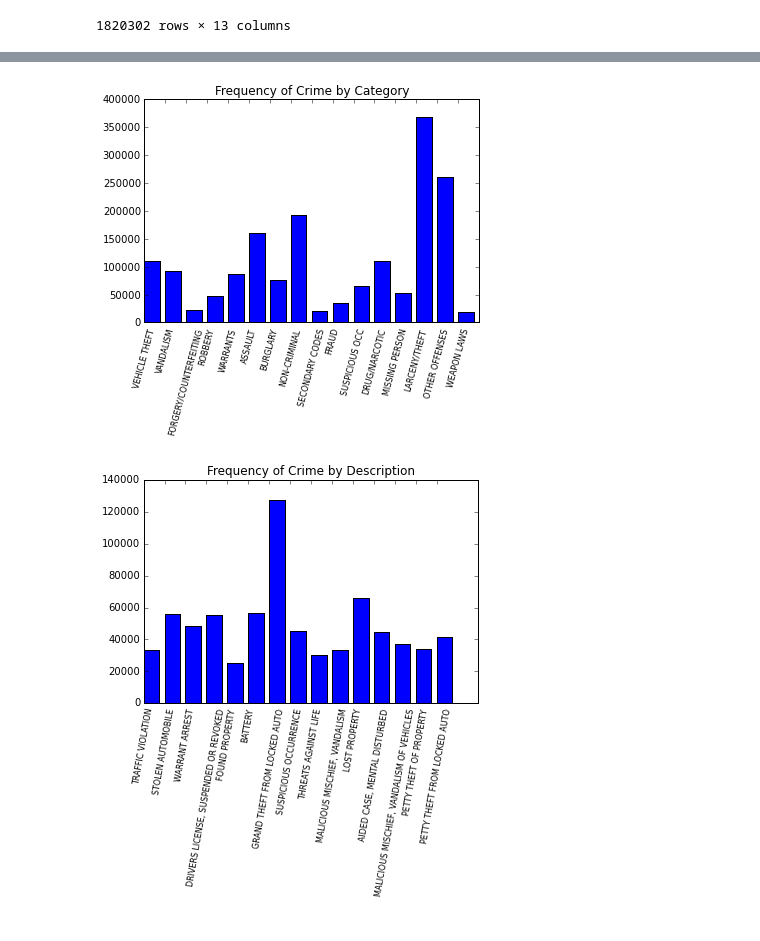
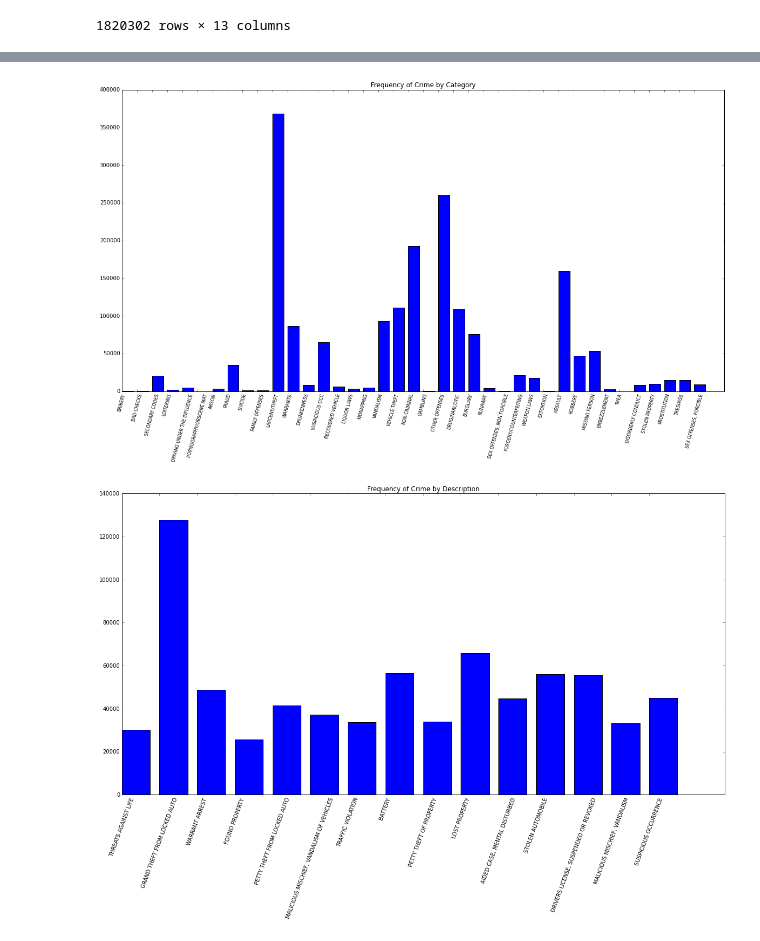
Before and after one commit to akuchibotla/SFPD, a Jupyter notebook: sfpd.ipynb, the cells around one changed output, grey strips where cells are left out. Cells and saved outputs as stored; diff of their text form; code cells hidden in the pictures.

Commit message:
Fixed some bugs and added visualizations

```diff
--- a/sfpd.ipynb
+++ b/sfpd.ipynb
@@ -52,22 +52,24 @@ plt.show()
 # %%
-cats = dict(df['Category'].value_counts()[:16])
+cats = dict(df['Category'].value_counts())
 
+plt.figure(figsize=(20, 10))
 plt.title('Frequency of Crime by Category')
 bins = np.arange(len(cats))
 plt.bar(bins, cats.values(), width=0.75)
 plt.xticks(bins, list(cats.keys()), rotation=75, size=8, ha='center')
 plt.show()
 # %% [output]
-[figure, old version]
+[figure, new version]
 # %%
 descs = dict(df['Descript'].value_counts()[:15])
 
+plt.figure(figsize=(20,10))
 plt.title('Frequency of Crime by Description')
 bins = np.arange(len(descs))
 plt.bar(bins, descs.values(), width=0.75)
-plt.xticks(bins, list(descs.keys()), rotation=80, size=8, ha='center')
+plt.xticks(bins, list(descs.keys()), rotation=70, ha='center')
 plt.show()
 # %% [output]
-[figure, old version]
+[figure, new version]
 # %%
 times_lists = {'6AM-10AM': [], '10AM-2PM': [], '2PM-6PM': [], '6PM-10PM': [], '10PM-2AM': [], '2AM-6AM': []}
```
Also changed, not shown: parts of 6 cells of this notebook.
